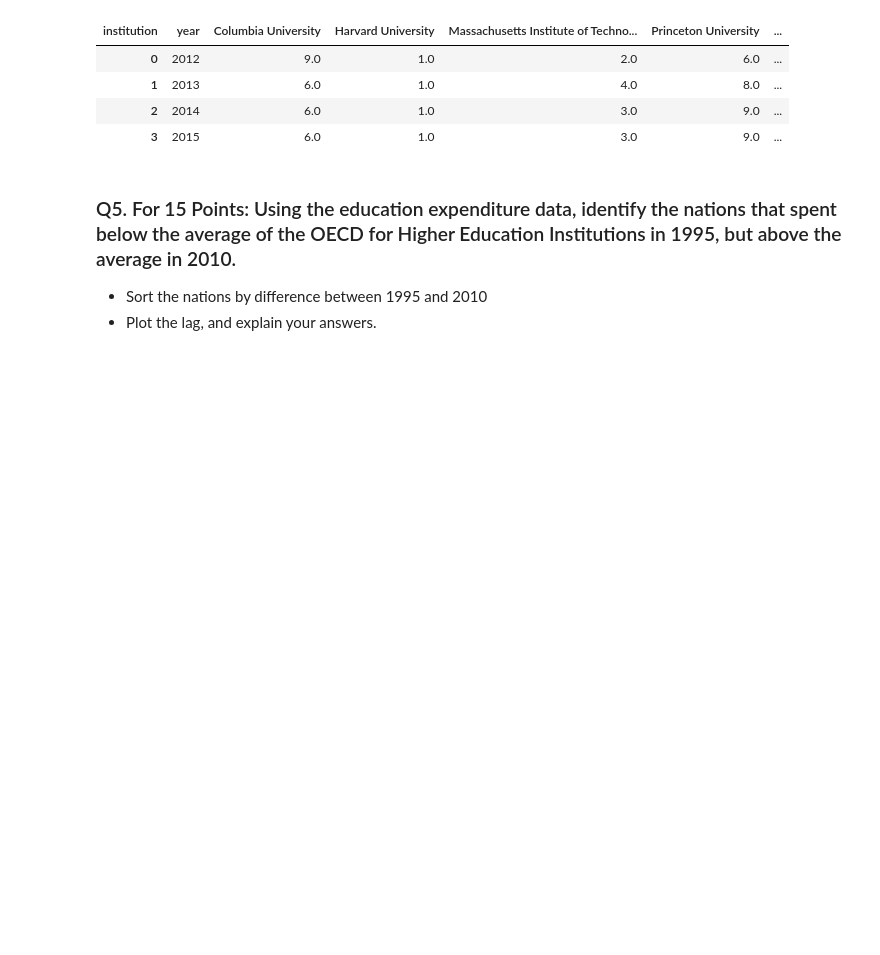
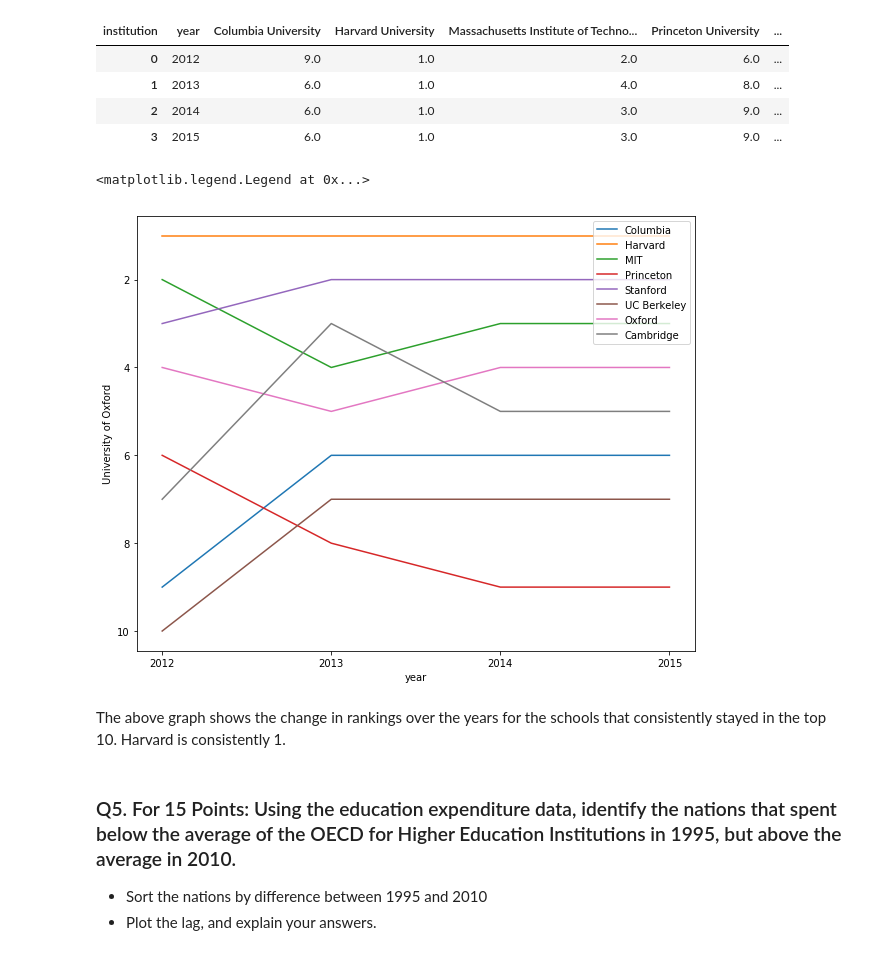
Before and after one commit to tengdann/si618, a Jupyter notebook: 618_HW3.ipynb, the cells around one changed output. Cells and saved outputs as stored; diff of their text form; code cells hidden in the pictures; blank space fills up the shorter version.

```diff
--- a/618_HW3.ipynb
+++ b/618_HW3.ipynb
@@ -220,11 +221,23 @@ cwur_pivot_top10_t
 | 2 | 2014 | 6.0 | 1.0 | 3.0 | 9.0 | ... |
 | 3 | 2015 | 6.0 | 1.0 | 3.0 | 9.0 | ... |
 # %%
-plot = sns.lineplot(x = 'year', y = 'Columbia University', data = cwur_pivot_top10_t, label = 'Columbia University')
-plot = sns.lineplot(x = 'year', y = 'Harvard University', data = cwur_pivot_top10_t, label = 'Harvard University')
+fig, axs  = plt.subplots(1,1, figsize = (10,8))
+
+plot = sns.lineplot(x = 'year', y = 'Columbia University', data = cwur_pivot_top10_t, label = 'Columbia')
+plot = sns.lineplot(x = 'year', y = 'Harvard University', data = cwur_pivot_top10_t, label = 'Harvard')
 plot = sns.lineplot(x = 'year', y = 'Massachusetts Institute of Technology', data = cwur_pivot_top10_t, label = 'MIT')
-plot = sns.lineplot(x = 'year', y = 'Princeton University', data = cwur_pivot_top10_t, label = 'Princeton University')
-plot = sns.lineplot(x = 'year', y = 'Columbia University', data = cwur_pivot_top10_t, label = 'Columbia University')
+plot = sns.lineplot(x = 'year', y = 'Princeton University', data = cwur_pivot_top10_t, label = 'Princeton')
+plot = sns.lineplot(x = 'year', y = 'Stanford University', data = cwur_pivot_top10_t, label = 'Stanford')
+plot = sns.lineplot(x = 'year', y = 'University of California, Berkeley', data = cwur_pivot_top10_t, label = 'UC Berkeley')
+plot = sns.lineplot(x = 'year', y = 'University of Cambridge', data = cwur_pivot_top10_t, label = 'Oxford')
+plot = sns.lineplot(x = 'year', y = 'University of Oxford', data = cwur_pivot_top10_t, label = 'Cambridge')
+plot.invert_yaxis()
+plt.legend(loc = 'upper right')
+# %% [output]
+<matplotlib.legend.Legend at 0x...>
+[figure, added]
+# %% [markdown]
+The above graph shows the change in rankings over the years for the schools that consistently stayed in the top 10. Harvard is consistently 1.
 # %% [markdown]
 ### Q5. For 15 Points: Using the education expenditure data, identify the nations that spent below the average of the OECD for Higher Education Institutions in 1995, but above the average in 2010.
 
```
Also changed, not shown: parts of 3 cells of this notebook.
